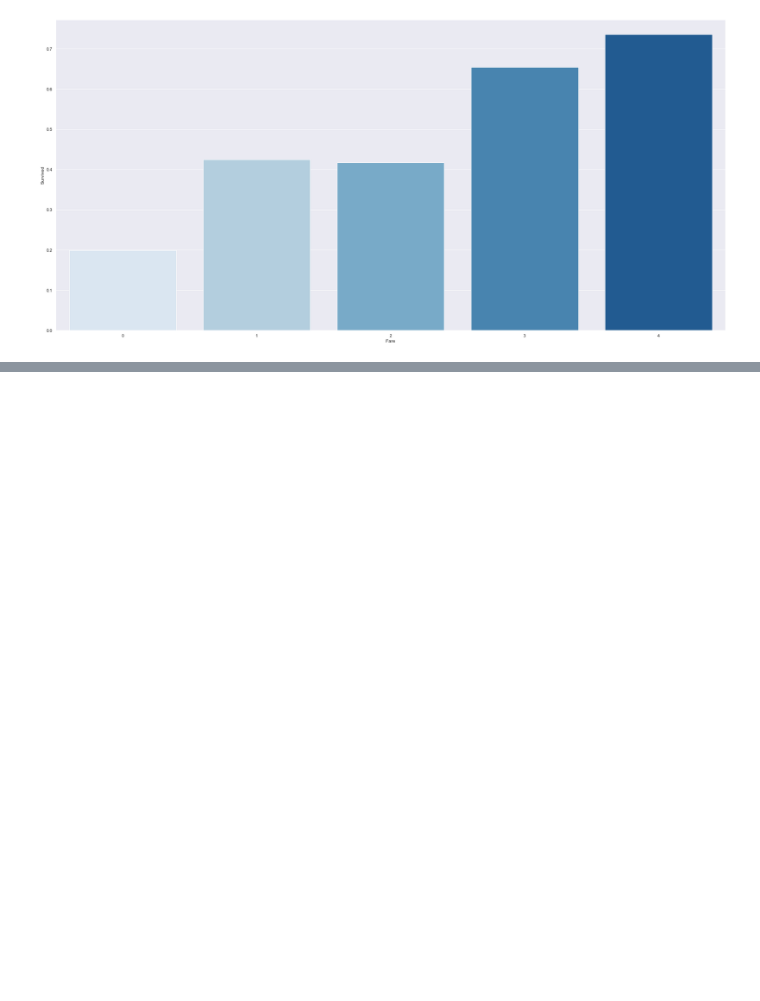
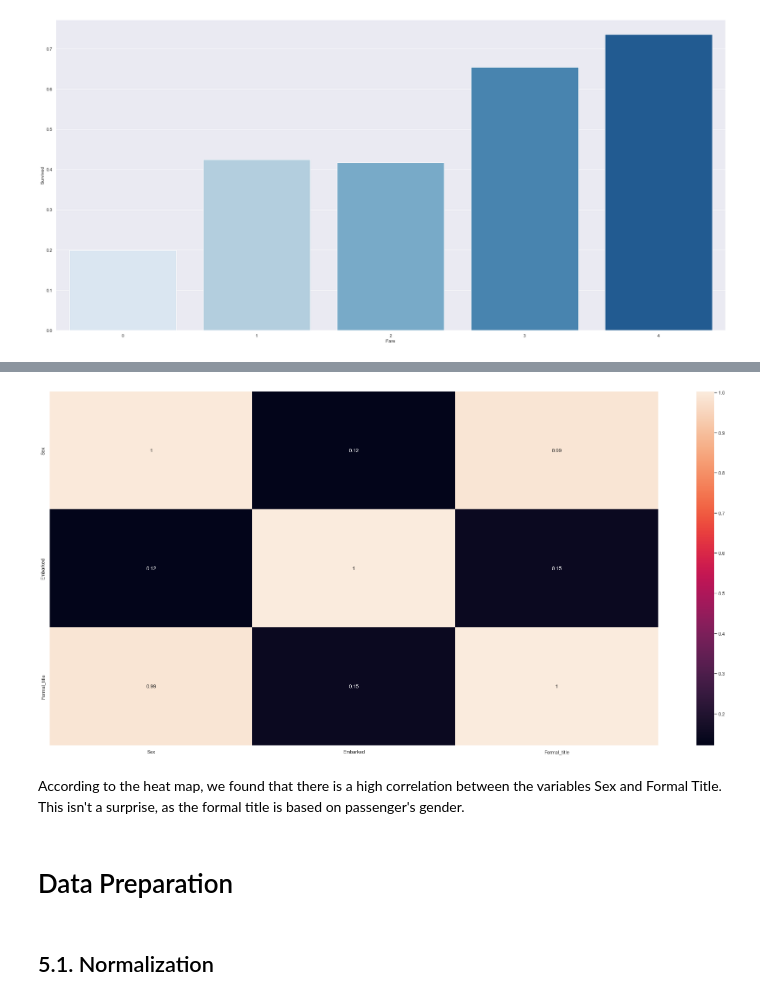
Before and after one commit to endhel/Prediction-of-the-Survivors-Titanic, a Jupyter notebook: Prediction-of-the-Survivors-Titanic.ipynb, the cells around one changed output, grey strips where cells are left out. Cells and saved outputs as stored; diff of their text form; code cells hidden in the pictures; blank space fills up the shorter version.

```diff
--- a/Prediction-of-the-Survivors-Titanic.ipynb
+++ b/Prediction-of-the-Survivors-Titanic.ipynb
@@ -53,6 +55,31 @@ def jupyter_settings():
     pd.set_option( 'display.expand_frame_repr', False )
 
     sns.set()
+
+def cramer_v( df ):
+
+    d = {'Sex': [], 'Embarked': [], 'Formal_title': []}
+
+    for i in range( df.shape[1] ):
+
+        for j in range( df.shape[1] ):
+
+            v1 = df.iloc[:, i]
+            v2 = df.iloc[:, j]
+            cm = pd.crosstab( v1, v2 ).values
+            chi2 = stats.chi2_contingency( cm )[0]
+            n = cm.sum()
+            r, k = cm.shape
+            chi2corr = max(0,chi2 - (k-1)*(r-1)/(n-1))
+            kcorr = k - (k-1)**2/(n-1)
+
+            rcorr = r - (r-1)**2/(n-1)
+
+            result = np.sqrt((chi2/n)/ (min(kcorr-1,rcorr-1)))
+
+            d[df.columns[i]].append( result )
+
+    return pd.DataFrame(d)
 # %%
 jupyter_settings()
 # %% [output]
@@ -612,0 +670,16 @@ plt.tight_layout()
+# %%
+# dataframe with cramer v calculations
+df = cramer_v(a)
+df = df.set_index(df.columns)
+
+# plot heatmap
+fig, ax = plt.subplots()
+sns.heatmap( df, annot = True )
+
+plt.tight_layout()
+# %% [output]
+[figure, added]
+# %% [markdown]
+According to the heat map, we found that there is a high correlation between the variables Sex and Formal Title. This isn't a surprise, as the formal title is based on passenger's gender.
+# %% [markdown]
+# Data Preparation
@@ -612,0 +688,2 @@ plt.tight_layout()
+# %% [markdown]
+## 5.1. Normalization
```
Also changed, not shown: parts of 8 cells of this notebook.
